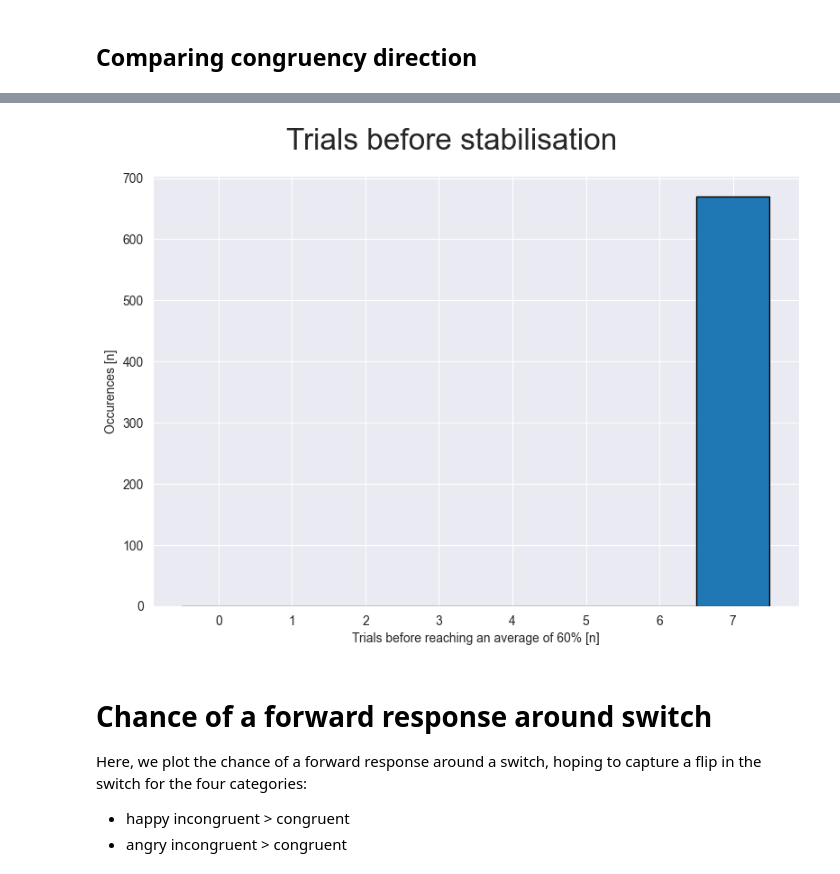
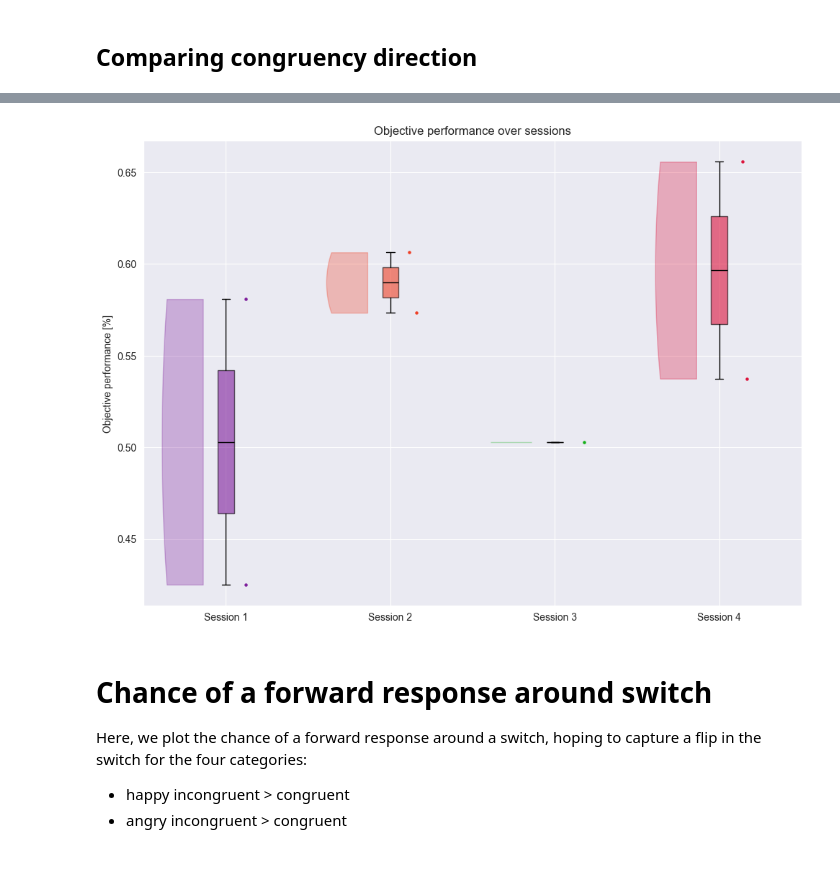
Before and after one commit to KTZ228/phd_1_analysis, a Jupyter notebook: pre-processing behavioural/standard parameters/objective_performance_analysis.ipynb, the cells around one changed output, grey strips where cells are left out. Drawn from its saved outputs; the diff is of its cells as text; code cells hidden in the pictures.

Commit message:
Fixed volatility function and added some other plots

```diff
--- a/pre-processing behavioural/standard parameters/objective_performance_analysis.ipynb
+++ b/pre-processing behavioural/standard parameters/objective_performance_analysis.ipynb
@@ -22,7 +24,7 @@ if not os.path.exists(output_dir):
 # %%
 # Preparation
 pilot_analysis = False
-unique_subject_ids = [3,4,6,7,8,9]#[802,803,804,805,806,807,808,809,810,811,813,814,815]
+unique_subject_ids = [3,4]#[802,803,804,805,806,807,808,809,810,811,813,814,815]
 unique_sessions = [1,2,3,4]
 plot_range = [0, 6]
 
@@ -883,39 +933,73 @@ This will be the amount of trials before participants reach an average response
 # %%
-# Set some plotting guidelines
-stable_performance = 60
-sequence_bin_range = range(min(plot_range), max(plot_range) + 3)
-sequence_tick_range = range(min(plot_range), max(plot_range) + 2)
+if 'session-04' in unique_sessions:
+    dataframe_1 = combined_results_dataframe[combined_results_dataframe['session'] == 'session-01']
+    dataframe_1 = dataframe_1.groupby(['subject_id'])['objectively_correct_boolean'].mean().reset_index()
+    list_1 = dataframe_1['objectively_correct_boolean'].dropna().tolist()
 
-# Create subplots
-fig, axes = plt.subplots(figsize=(8, 6), sharey=True)
+    dataframe_2 = combined_results_dataframe[combined_results_dataframe['session'] == 'session-02']
+    dataframe_2 = dataframe_2.groupby(['subject_id'])['objectively_correct_boolean'].mean().reset_index()
+    list_2 = dataframe_2['objectively_correct_boolean'].dropna().tolist()
 
-fig.suptitle('Trials before stabilisation', fontsize=24, y=0.982)
+    dataframe_3 = combined_results_dataframe[combined_results_dataframe['session'] == 'session-03']
+    dataframe_3 = dataframe_3.groupby(['subject_id'])['objectively_correct_boolean'].mean().reset_index()
+    list_3 = dataframe_3['objectively_correct_boolean'].dropna().tolist()
 
-# Bin edges centered around the ticks
-bin_edges = [i - 0.5 for i in sequence_bin_range]
+    dataframe_4 = combined_results_dataframe[combined_results_dataframe['session'] == 'session-04']
+    dataframe_4 = dataframe_4.groupby(['subject_id'])['objectively_correct_boolean'].mean().reset_index()
+    list_4 = dataframe_4['objectively_correct_boolean'].dropna().tolist()
 
-# Plot for switch value 1.0
-reversal_results = utils.analysis_functions.trials_before_stabilisation(combined_results_dataframe, stable_performance, plot_range, 1.0)
-axes.hist(reversal_results['number_of_trials_before_stabilising'], bins=bin_edges, edgecolor='black')
-#axes.set_title(reversal_list[0])
-axes.set_xlabel(f'Trials before reaching an average of {stable_performance}% [n]')
-axes.set_ylabel('Occurences [n]')
-axes.set_xticks(sequence_tick_range)
+    valence_list = [list_1, list_2, list_3, list_4]
 
-ticks = axes.get_xticks()
-tick_labels = axes.get_xticklabels()
+    # Create empty plot
+    fig, ax = plt.subplots(figsize=(10, 7))
 
-# Replace the label at position 13 with None
-tick_labels = [label.get_text() if tick != 13 else 'None' for tick, label in zip(ticks, tick_labels)]
+    # Create a list of colors
+    plot_colors = ['#7E1E9C', '#EF4026', '#15B01A', '#DC143C']
+    c = 'black'
 
-# Set the new tick labels
-axes.set_xticklabels(tick_labels)
+    # Boxplot data
+    bp = ax.boxplot(valence_list, patch_artist = True, vert = True, widths=0.1, boxprops=dict(facecolor=c, color=c),
+                    capprops=dict(color=c),
+                    whiskerprops=dict(color=c),
+                    flierprops=dict(color=c, markeredgecolor=c),
+                    medianprops=dict(color=c))
+    # Change to the desired color and add transparency
+    for patch, color in zip(bp['boxes'], plot_colors):
+        patch.set_facecolor(color)
+        patch.set_alpha(0.6)
 
-plt.tight_layout()
-plt.savefig(os.path.join(output_dir, 'objective_performance_trials_before_stabilisation.pdf'))
-plt.show()
+    for median in bp['medians']:
+        median.set_color('black')
+    # Violinplot data (specify points as length data)
+    vp = ax.violinplot(valence_list, points=500, positions=[0.86, 1.86, 2.86, 3.86], widths=0.5,
+                       showmeans=False, showextrema=False, showmedians=False, vert=True, side = 'low')
+    # Change to the desired color
+    for idx, b in enumerate(vp['bodies']): # Slices it in half
+        # Change to the desired color
+        b.set_color(plot_colors[idx])
+
+    # Scatterplot data
+    for idx, features in enumerate(valence_list):
+        # Add jitter effect so the features do not overlap on the y-axis
+        x = np.full(len(features), idx + .75)
+        idxs = np.arange(len(x))
+        out = x.astype(float)
+        out.flat[idxs] += np.random.uniform(low=-.04, high=.04, size=len(idxs))
+        x = out + 0.4
+        plt.scatter(x, features, s=5, c=plot_colors[idx])
+
+    # Allocate labels to x- and y-axis
+    plt.xticks(np.arange(1,5,1), ['Session 1','Session 2','Session 3','Session 4'])  # Set text labels.
+    plt.ylabel('Objective performance [%]')
+    plot_name = 'Objective performance over sessions'
+
+    # Save and show plot
+    plt.tight_layout()
+    plt.title(plot_name)
+    plt.savefig(os.path.join(output_dir, f'{plot_name}.pdf'))
+    plt.show()
 # %% [output]
-[figure, old version]
+[figure, new version]
 # %% [markdown]
 # Chance of a forward response around switch
 Here, we plot the chance of a forward response around a switch, hoping to capture a flip in the switch for the four categories:
```
Also changed, not shown: parts of 32 cells of this notebook, 3 other files.
